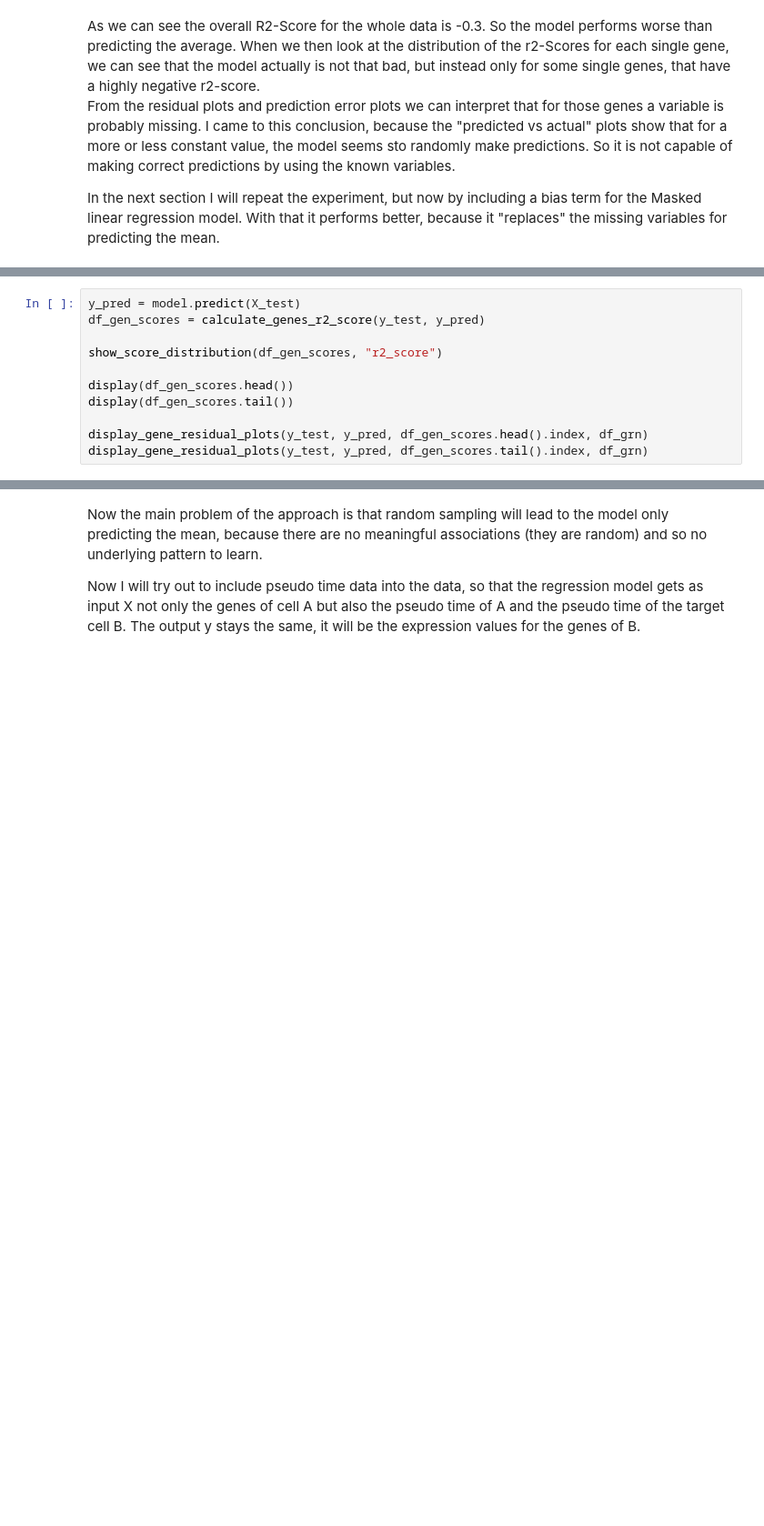
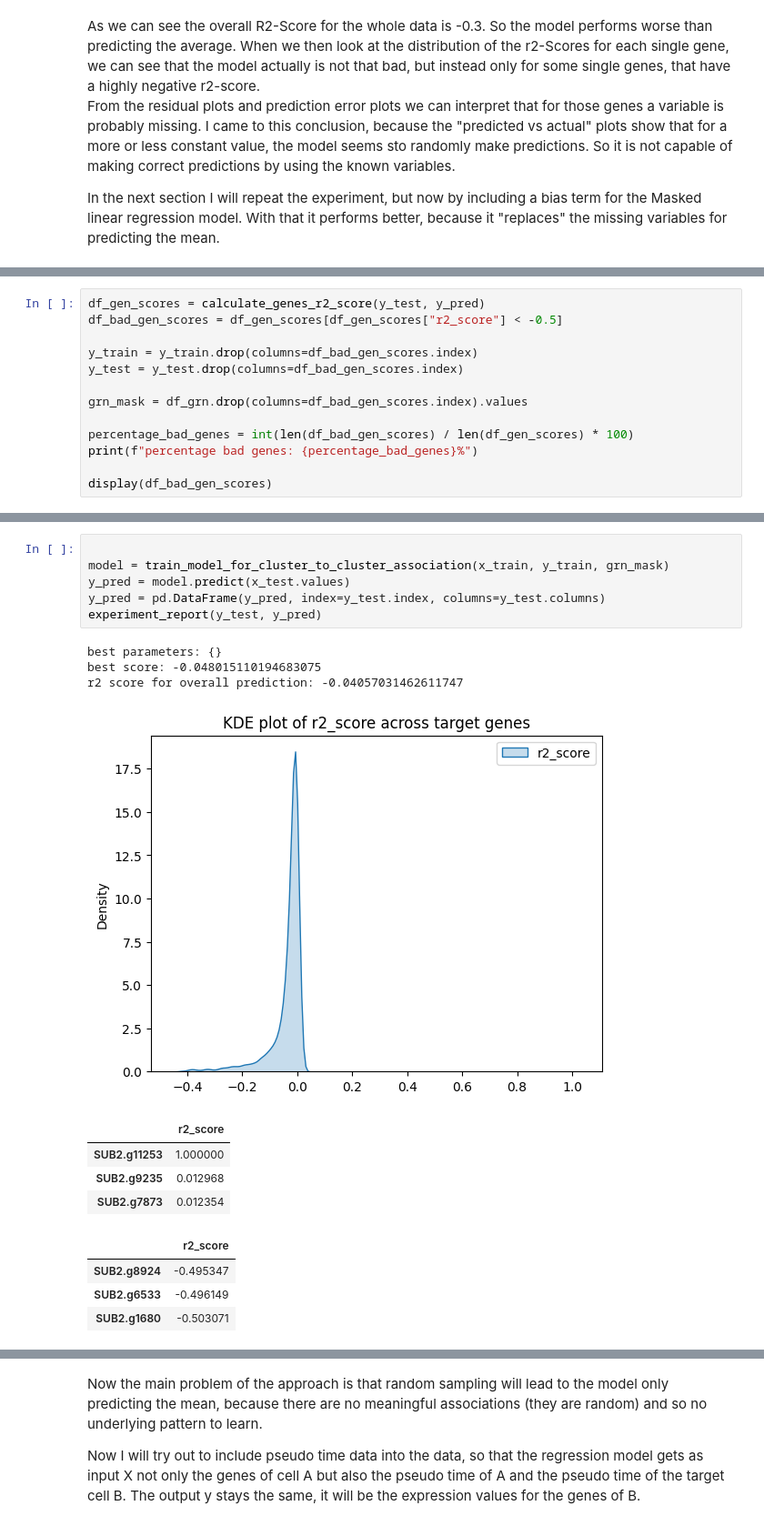
Before and after one commit to DavidWild02/BachelorThesis-ML-Gene-Interactions, a Jupyter notebook: GRNbetweenCellTypes.ipynb, the cells around one changed output, grey strips where cells are left out. Shown at 91% size. Saved outputs shown, nothing was run; the diff lists cells and outputs as text; blank space fills up the shorter version.

```diff
--- a/GRNbetweenCellTypes.ipynb
+++ b/GRNbetweenCellTypes.ipynb
@@ -298,11 +264,0 @@ best score: -0.004544737690594047
-# %%
-y_pred = model.predict(X_test)
-df_gen_scores = calculate_genes_r2_score(y_test, y_pred)
-
-show_score_distribution(df_gen_scores, "r2_score")
-
-display(df_gen_scores.head())
-display(df_gen_scores.tail())
-
-display_gene_residual_plots(y_test, y_pred, df_gen_scores.head().index, df_grn)
-display_gene_residual_plots(y_test, y_pred, df_gen_scores.tail().index, df_grn)
@@ -326,0 +265,13 @@ display_gene_residual_plots(y_test, y_pred, df_gen_scores.tail().index, df_grn)
+# %%
+df_gen_scores = calculate_genes_r2_score(y_test, y_pred)
+df_bad_gen_scores = df_gen_scores[df_gen_scores["r2_score"] < -0.5]
+
+y_train = y_train.drop(columns=df_bad_gen_scores.index)
+y_test = y_test.drop(columns=df_bad_gen_scores.index)
+
+grn_mask = df_grn.drop(columns=df_bad_gen_scores.index).values
+
+percentage_bad_genes = int(len(df_bad_gen_scores) / len(df_gen_scores) * 100)
+print(f"percentage bad genes: {percentage_bad_genes}%")
+
+display(df_bad_gen_scores)
@@ -326,0 +293,19 @@ display_gene_residual_plots(y_test, y_pred, df_gen_scores.tail().index, df_grn)
+# %%
+
+model = train_model_for_cluster_to_cluster_association(x_train, y_train, grn_mask)
+y_pred = model.predict(x_test.values)
+y_pred = pd.DataFrame(y_pred, index=y_test.index, columns=y_test.columns)
+experiment_report(y_test, y_pred)
+# %% [output]
+best parameters: {}
+best score: -0.048015110194683075
+r2 score for overall prediction: -0.04057031462611747
+[figure, added]
+|  | r2_score |
+| SUB2.g11253 | 1.000000 |
+| SUB2.g9235 | 0.012968 |
+| SUB2.g7873 | 0.012354 |
+|  | r2_score |
+| SUB2.g8924 | -0.495347 |
+| SUB2.g6533 | -0.496149 |
+| SUB2.g1680 | -0.503071 |
```
Also changed, not shown: parts of 22 cells of this notebook, 2 other files.
